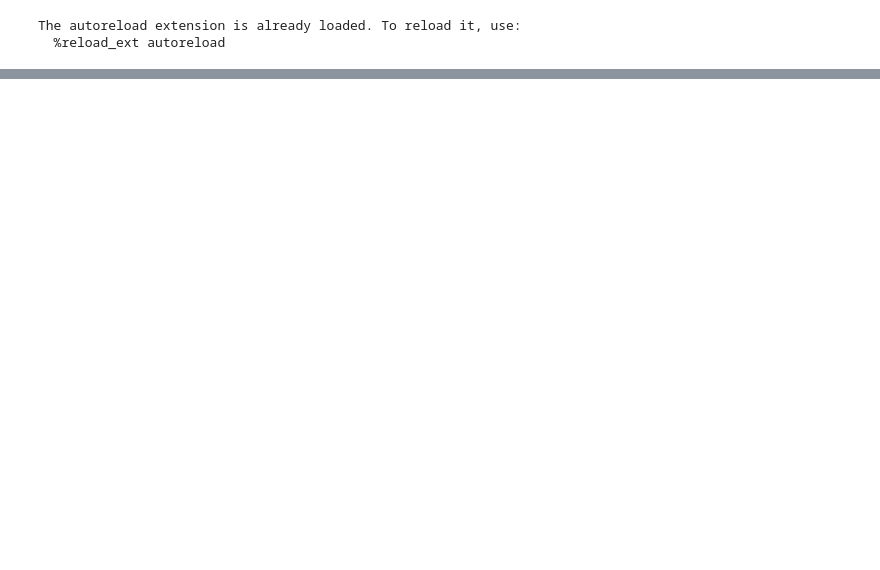
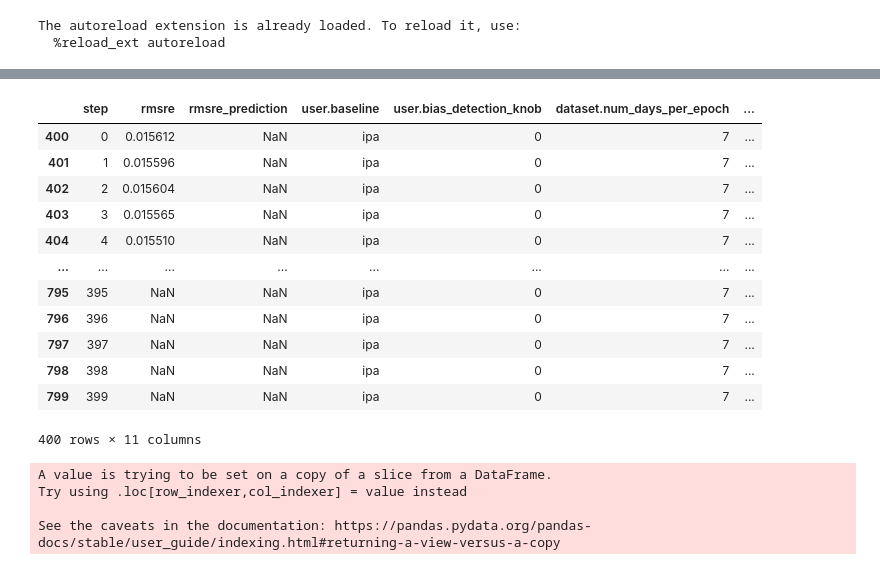
Before and after one commit to columbia/cookiemonster, a Jupyter notebook: notebooks/bias_data.ipynb, the cells around one changed output, grey strips where cells are left out. Saved outputs shown, nothing was run; the diff lists cells and outputs as text; code cells hidden in the pictures; blank space fills up the shorter version.

```diff
--- a/notebooks/bias_data.ipynb
+++ b/notebooks/bias_data.ipynb
@@ -161,3 +174,19 @@ num_queries
+# %%
+query_df.query("baseline == 'ipa'")
+# %% [output]
+|  | step | rmsre | rmsre_prediction | user.baseline | user.bias_detection_knob | dataset.num_days_per_epoch | ... |
+| 400 | 0 | 0.015612 | NaN | ipa | 0 | 7 | ... |
+| 401 | 1 | 0.015596 | NaN | ipa | 0 | 7 | ... |
+| 402 | 2 | 0.015604 | NaN | ipa | 0 | 7 | ... |
+| 403 | 3 | 0.015565 | NaN | ipa | 0 | 7 | ... |
+| 404 | 4 | 0.015510 | NaN | ipa | 0 | 7 | ... |
+| ... | ... | ... | ... | ... | ... | ... | ... |
+| 795 | 395 | NaN | NaN | ipa | 0 | 7 | ... |
+| 796 | 396 | NaN | NaN | ipa | 0 | 7 | ... |
+| 797 | 397 | NaN | NaN | ipa | 0 | 7 | ... |
+| 798 | 398 | NaN | NaN | ipa | 0 | 7 | ... |
+| 799 | 399 | NaN | NaN | ipa | 0 | 7 | ... |
+400 rows × 11 columns
 # %%
 from plotting.macros import *
 from plotting.plot_template import *
@@ -177,4 +206,16 @@ cdf_args = {
         "y_range": y_range,
 
     }
+# %%
+def truncate_rmsre_prediction(row):
+    if row["rmsre_prediction"] is None or row["rmsre_prediction"] < 1:
+        return row["rmsre_prediction"]
+    return 1
+
+query_df["rmsre_prediction"] = query_df.apply(truncate_rmsre_prediction, axis=1)
+# %% [output]
+A value is trying to be set on a copy of a slice from a DataFrame.
+Try using .loc[row_indexer,col_indexer] = value instead
+
+See the caveats in the documentation: https://pandas.pydata.org/pandas-docs/stable/user_guide/indexing.html#returning-a-view-versus-a-copy
 # %%
```
Also changed, not shown: parts of 13 cells of this notebook, 5 other files.
